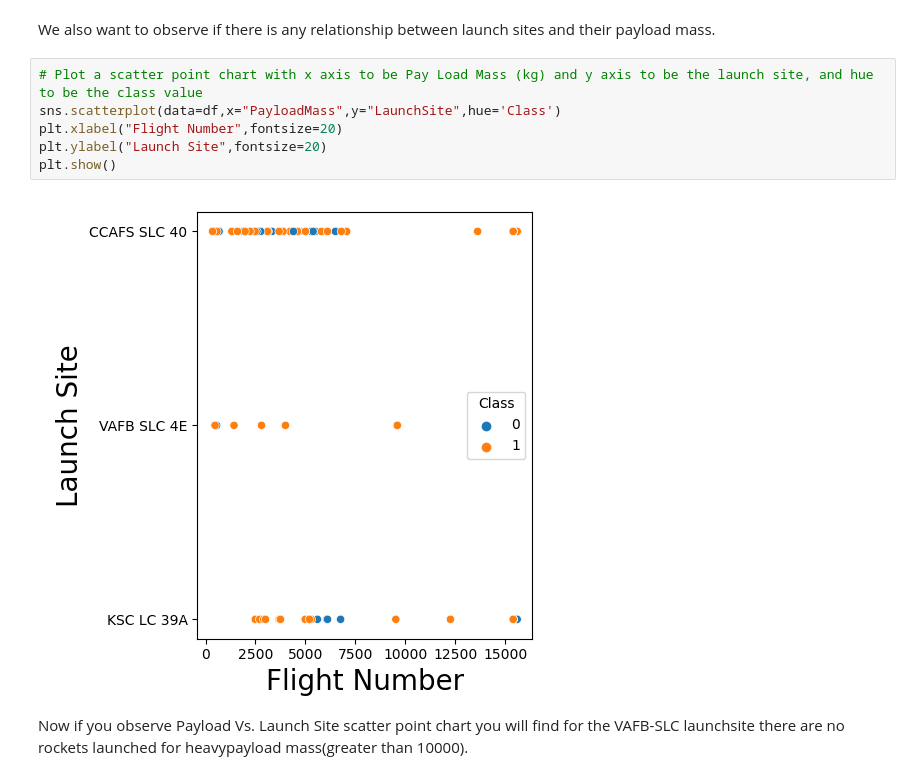
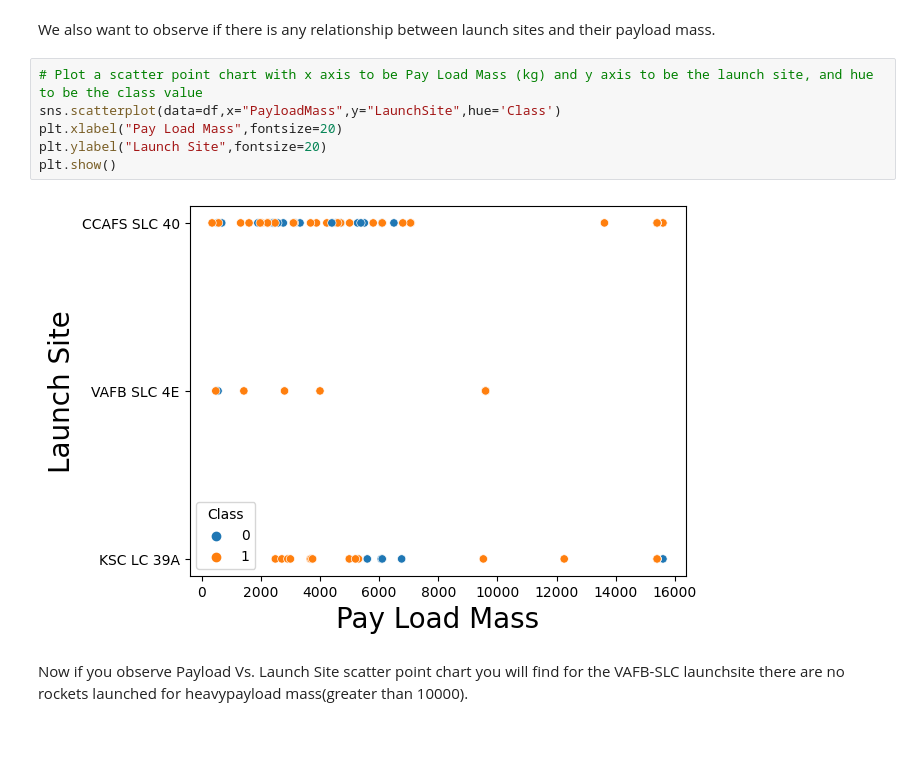
Before and after one commit to NamandeepWadhwa/dataScienceCapstone, a Jupyter notebook: IBM-DS0321EN-SkillsNetwork_labs_module_2_jupyter-labs-eda-dataviz.ipynb.jupyterlite.ipynb, the cells around one changed output. Drawn from its saved outputs; the diff is of its cells as text; blank space fills up the shorter version.

```diff
--- a/IBM-DS0321EN-SkillsNetwork_labs_module_2_jupyter-labs-eda-dataviz.ipynb.jupyterlite.ipynb
+++ b/IBM-DS0321EN-SkillsNetwork_labs_module_2_jupyter-labs-eda-dataviz.ipynb.jupyterlite.ipynb
@@ -111,11 +111,11 @@ We also want to observe if there is any relationship between launch sites and th
 # %%
 # Plot a scatter point chart with x axis to be Pay Load Mass (kg) and y axis to be the launch site, and hue to be the class value
 sns.scatterplot(data=df,x="PayloadMass",y="LaunchSite",hue='Class')
-plt.xlabel("Flight Number",fontsize=20)
+plt.xlabel("Pay Load Mass",fontsize=20)
 plt.ylabel("Launch Site",fontsize=20)
 plt.show()
 # %% [output]
-[figure, old version]
+[figure, new version]
 # %% [markdown]
 Now if you observe Payload Vs. Launch Site scatter point chart you will find for the VAFB-SLC  launchsite there are no  rockets  launched for  heavypayload mass(greater than 10000).
 # %%
```
Also changed, not shown: parts of 9 cells of this notebook, 5 other files.
